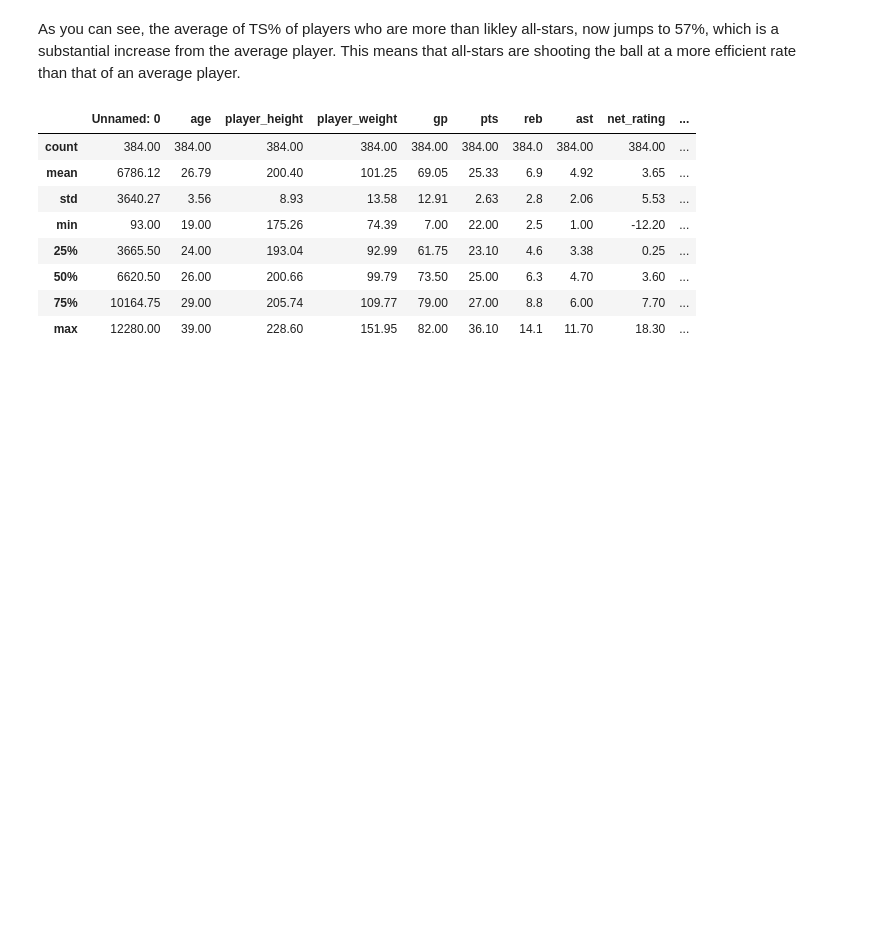
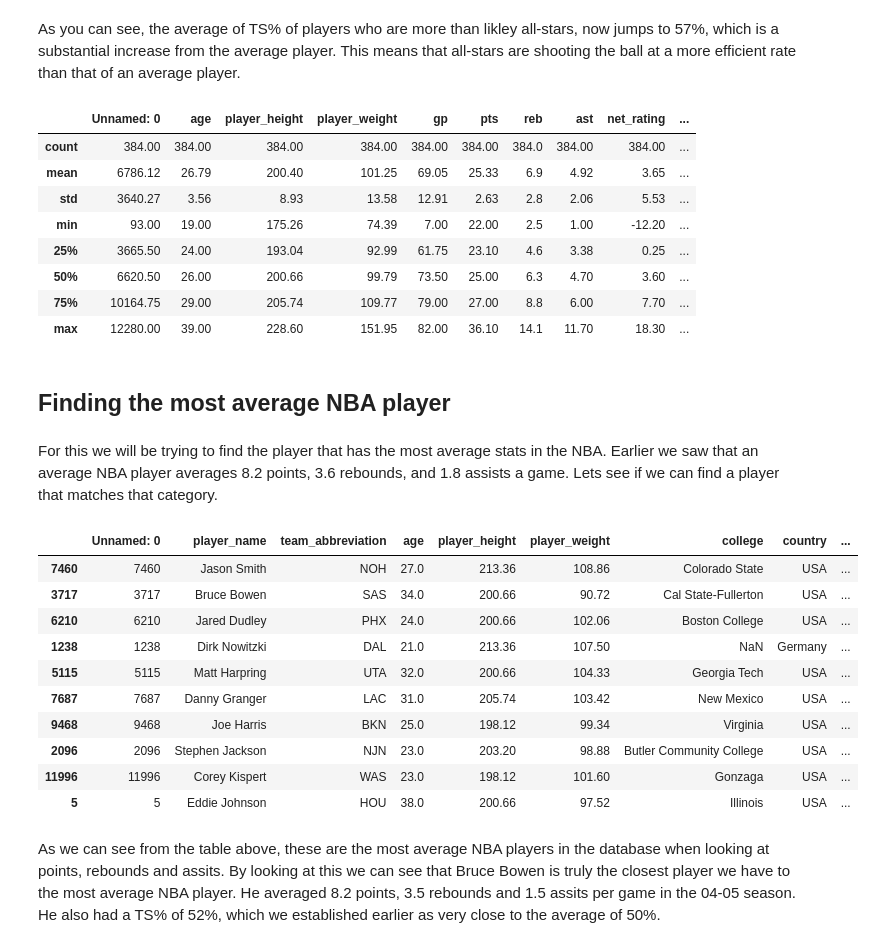
Before and after one commit to ChristianJBNB/datafun-06-projects, a Jupyter notebook: ChristianJackson_DataProject.ipynb, the cells around one changed output. Saved outputs shown, nothing was run; the diff lists cells and outputs as text; code cells hidden in the pictures; blank space fills up the shorter version.

```diff
--- a/ChristianJackson_DataProject.ipynb
+++ b/ChristianJackson_DataProject.ipynb
@@ -125,3 +127,37 @@ as_ppgs.describe()
 | 50% | 6620.50 | 26.00 | 200.66 | 99.79 | 73.50 | 25.00 | 6.3 | 4.70 | 3.60 | ... |
 | 75% | 10164.75 | 29.00 | 205.74 | 109.77 | 79.00 | 27.00 | 8.8 | 6.00 | 7.70 | ... |
 | max | 12280.00 | 39.00 | 228.60 | 151.95 | 82.00 | 36.10 | 14.1 | 11.70 | 18.30 | ... |
+# %% [markdown]
+## Finding the most average NBA player
+# %% [markdown]
+For this we will be trying to find the player that has the most average stats in the NBA. Earlier we saw that an average NBA player averages 8.2 points, 3.6 rebounds, and 1.8 assists a game. Lets see if we can find a player that matches that category.
+# %%
+# Getting a player with less than 8.2 points per game
+
+avg_player = nba_stats[nba_stats['pts'] <= 8.2]
+# %%
+# Getting a player with less than 3.6 rebounds per game
+
+avg_player2 = avg_player[avg_player['reb'] <= 3.6]
+# %%
+# Getting a player with less than 1.8 assists per game
+
+avg_player3 = avg_player2[avg_player2['ast'] <= 1.8]
+# %%
+# Here are the top 10 players with the closest averages to the most average NBA players
+
+avg_player3.nlargest(10, ['pts', 'reb', 'ast'])
+# %% [output]
+|  | Unnamed: 0 | player_name | team_abbreviation | age | player_height | player_weight | college | country | ... |
+| 7460 | 7460 | Jason Smith | NOH | 27.0 | 213.36 | 108.86 | Colorado State | USA | ... |
+| 3717 | 3717 | Bruce Bowen | SAS | 34.0 | 200.66 | 90.72 | Cal State-Fullerton | USA | ... |
+| 6210 | 6210 | Jared Dudley | PHX | 24.0 | 200.66 | 102.06 | Boston College | USA | ... |
+| 1238 | 1238 | Dirk Nowitzki | DAL | 21.0 | 213.36 | 107.50 | NaN | Germany | ... |
+| 5115 | 5115 | Matt Harpring | UTA | 32.0 | 200.66 | 104.33 | Georgia Tech | USA | ... |
+| 7687 | 7687 | Danny Granger | LAC | 31.0 | 205.74 | 103.42 | New Mexico | USA | ... |
+| 9468 | 9468 | Joe Harris | BKN | 25.0 | 198.12 | 99.34 | Virginia | USA | ... |
+| 2096 | 2096 | Stephen Jackson | NJN | 23.0 | 203.20 | 98.88 | Butler Community College | USA | ... |
+| 11996 | 11996 | Corey Kispert | WAS | 23.0 | 198.12 | 101.60 | Gonzaga | USA | ... |
+| 5 | 5 | Eddie Johnson | HOU | 38.0 | 200.66 | 97.52 | Illinois | USA | ... |
+# %% [markdown]
+As we can see from the table above, these are the most average NBA players in the database when looking at points, rebounds and assits. By looking at this we can see that Bruce Bowen is truly the closest player we have to the most average NBA player. He averaged 8.2 points, 3.5 rebounds and 1.5 assits per game in the 04-05 season. He also had a TS% of 52%, which we established earlier as very close to the average of 50%.
```
Also changed, not shown: parts of 3 cells of this notebook.
